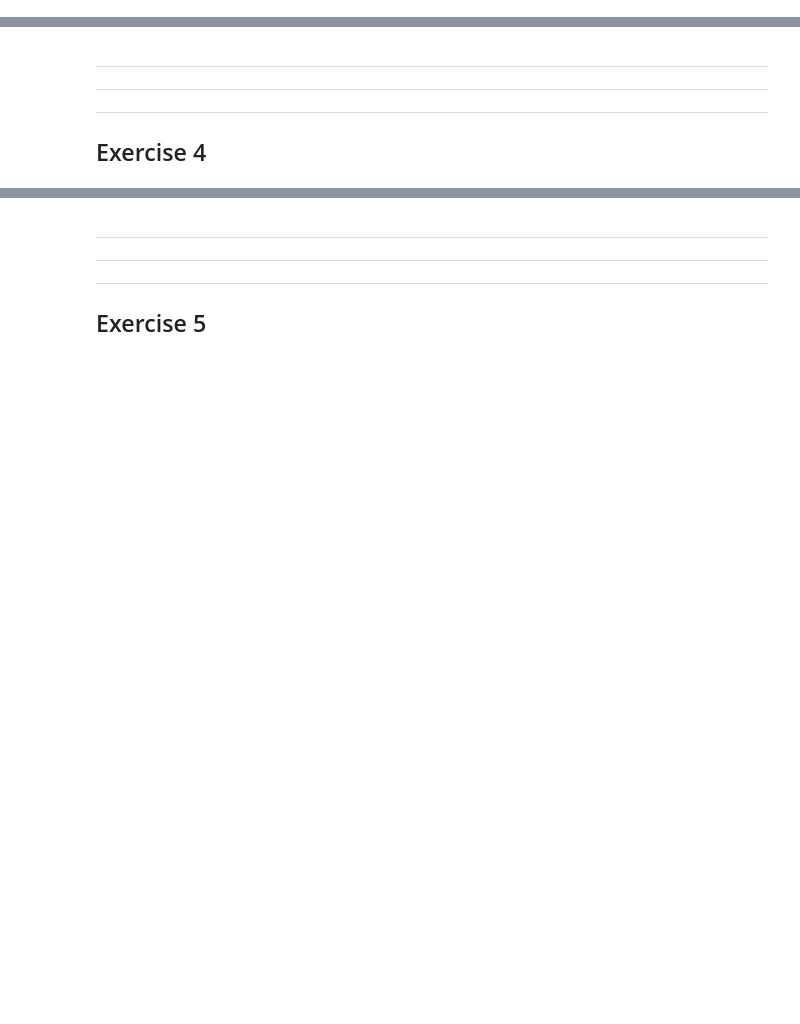
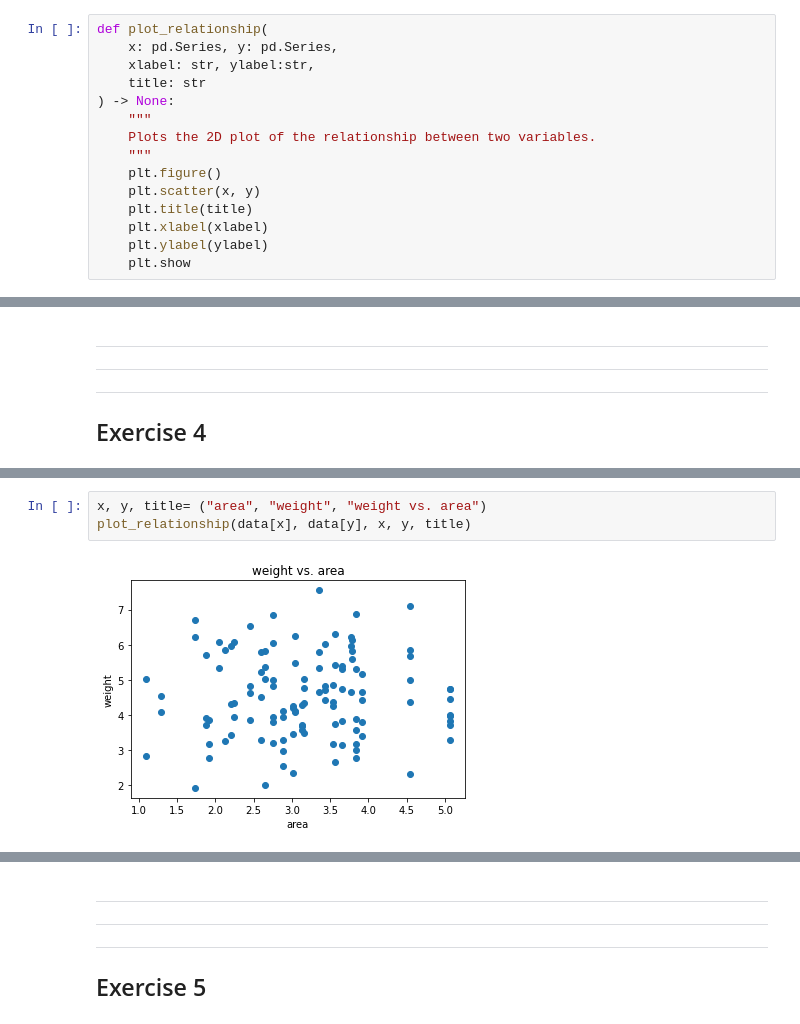
Before and after one commit to qlero/UCA_MSc-DS2, a Jupyter notebook: bayesian_learning/assignments/assignment_2/assignments_2.ipynb, the cells around one changed output, grey strips where cells are left out. Saved outputs shown, nothing was run; the diff lists cells and outputs as text; blank space fills up the shorter version.

```diff
--- a/bayesian_learning/assignments/assignment_2/assignments_2.ipynb
+++ b/bayesian_learning/assignments/assignment_2/assignments_2.ipynb
@@ -58,5 +58,20 @@ def beta_binomial_lapproximation(
 # %% [markdown]
 ### Exercise 4 functions
+# %%
+def plot_relationship(
+    x: pd.Series, y: pd.Series,
+    xlabel: str, ylabel:str,
+    title: str
+) -> None:
+    """
+    Plots the 2D plot of the relationship between two variables.
+    """
+    plt.figure()
+    plt.scatter(x, y)
+    plt.title(title)
+    plt.xlabel(xlabel)
+    plt.ylabel(ylabel)
+    plt.show
 # %% [markdown]
 ### Exercise 5 functions
 # %% [markdown]
@@ -232,0 +309,5 @@ Fit a regression for *weight* as a linear function of *area*, and a regression f
+# %%
+x, y, title= ("area", "weight", "weight vs. area")
+plot_relationship(data[x], data[y], x, y, title)
+# %% [output]
+[figure, added]
```
Also changed, not shown: parts of 16 cells of this notebook.
